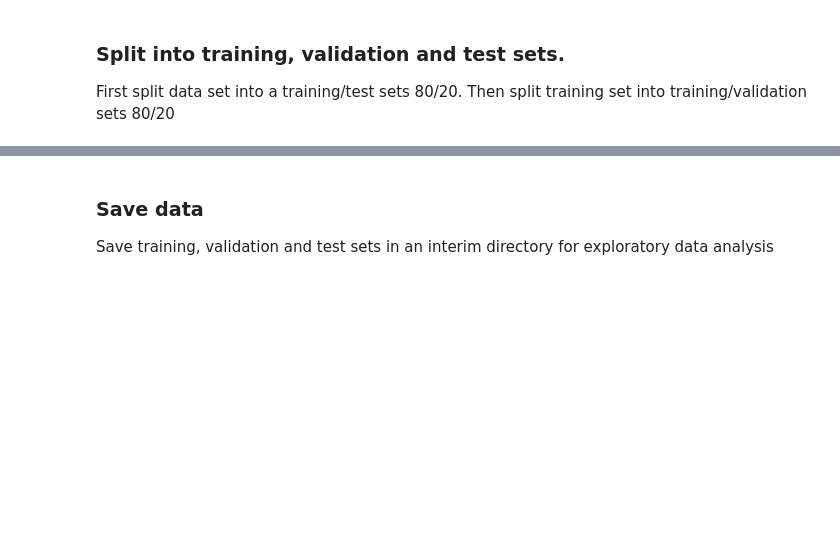
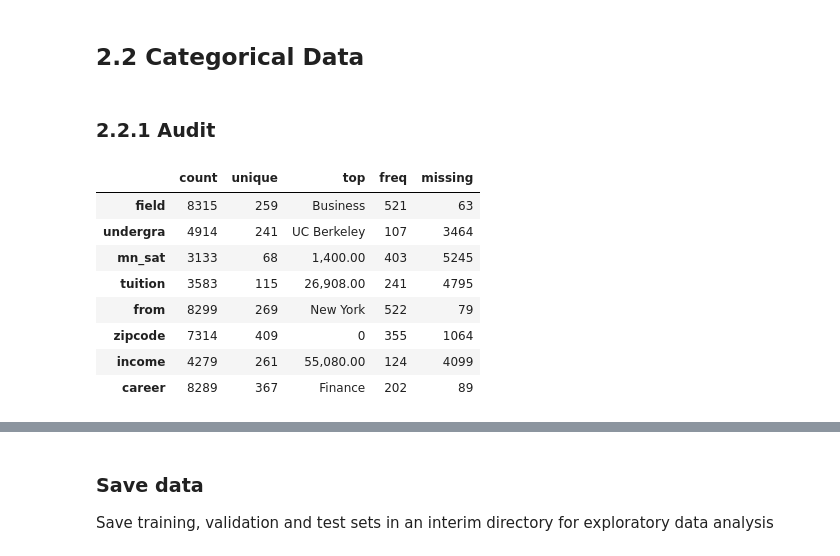
Before and after one commit to DecisionScients/Predictive-Dating, a Jupyter notebook: notebooks/2.0 Data.ipynb, the cells around one changed output, grey strips where cells are left out. Cells and saved outputs as stored; diff of their text form; code cells hidden in the pictures; blank space fills up the shorter version.

```diff
--- a/notebooks/2.0 Data.ipynb
+++ b/notebooks/2.0 Data.ipynb
@@ -54,13 +26,0 @@ Recode race labels for easy plotting and correct misspelled column names
-# %%
-df['race'] = df['race'].replace({
-    'asian/pacific islander/asian-american': 'asian',
-    'european/caucasian-american': 'caucasian',
-    'black/african american': 'black',
-    'latino/hispanic american': 'latino',
-    'other': 'other'})
-df['race_o'] = df['race_o'].replace({
-    'asian/pacific islander/asian-american': 'asian',
-    'european/caucasian-american': 'caucasian',
-    'black/african american': 'black',
-    'latino/hispanic american': 'latino',
-    'other': 'other'})
@@ -106,3 +26,0 @@ df['rel_ambitious_o'] = (df['ambitious_o'] - df['ambitious']) / df['ambitious']
-# %% [markdown]
-### Split into training, validation and test sets.
-First split data set into a training/test sets 80/20. Then split training set into training/validation sets 80/20
@@ -111,0 +27,17 @@ train, validation = train_test_split(train, test_size=0.2, random_state=5)
+# %% [markdown]
+## 2.2 Categorical Data
+# %% [markdown]
+### 2.2.1 Audit
+# %%
+df_cat = df.select_dtypes(include=['object'])
+description.describe_qual_df(df_cat)
+# %% [output]
+|  | count | unique | top | freq | missing |
+| field | 8315 | 259 | Business | 521 | 63 |
+| undergra | 4914 | 241 | UC Berkeley | 107 | 3464 |
+| mn_sat | 3133 | 68 | 1,400.00 | 403 | 5245 |
+| tuition | 3583 | 115 | 26,908.00 | 241 | 4795 |
+| from | 8299 | 269 | New York | 522 | 79 |
+| zipcode | 7314 | 409 | 0 | 355 | 1064 |
+| income | 4279 | 261 | 55,080.00 | 124 | 4099 |
+| career | 8289 | 367 | Finance | 202 | 89 |
```
Also changed, not shown: parts of 48 cells of this notebook, 12 other files.
